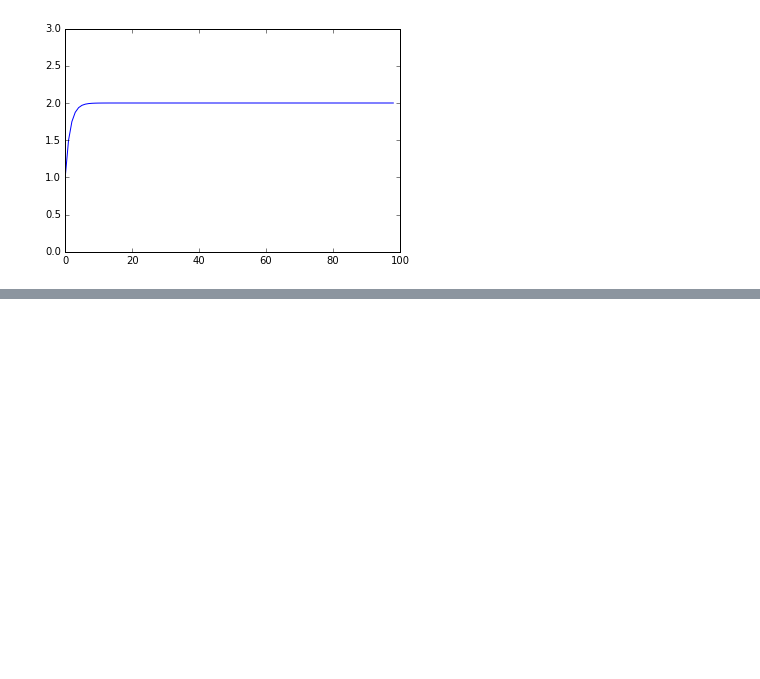
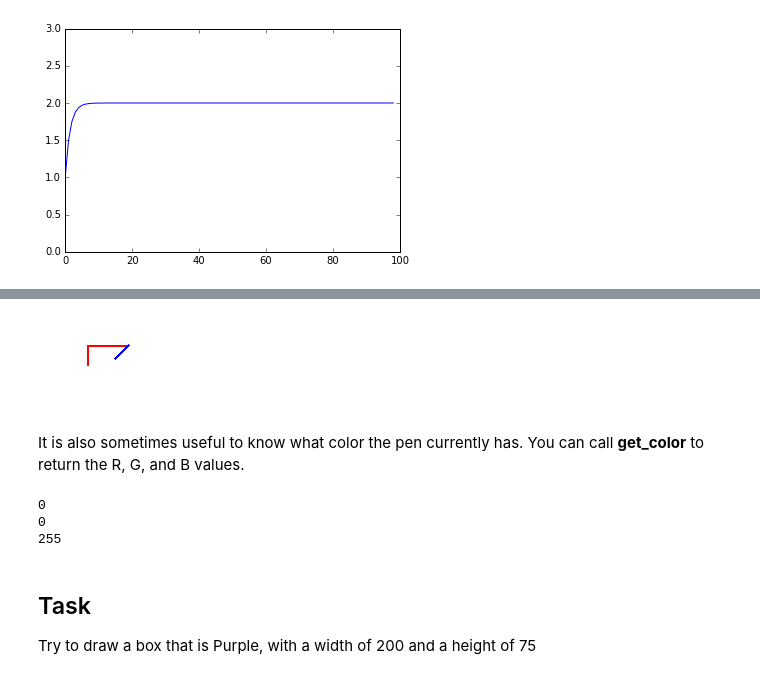
Before and after one commit to jamesdsmith/eecs-day-cs, a Jupyter notebook: EECS Day CS Lab.ipynb, the cells around one changed output, grey strips where cells are left out. Cells and saved outputs as stored; diff of their text form; code cells hidden in the pictures; blank space fills up the shorter version.

```diff
--- a/EECS Day CS Lab.ipynb
+++ b/EECS Day CS Lab.ipynb
@@ -294,0 +330,22 @@ Insert drawing stuff here
+# %%
+turn_right(135)
+set_color(0, 0, 255)
+forward(20)
+show()
+# %% [output]
+[figure, added]
+# %% [markdown]
+It is also sometimes useful to know what color the pen currently has. You can call **get_color** to return the R, G, and B values.
+# %%
+r, g, b = get_color()
+print(r)
+print(g)
+print(b)
+# %% [output]
+0
+0
+255
+# %% [markdown]
+## Task
+
+Try to draw a box that is Purple, with a width of 200 and a height of 75
```
Also changed, not shown: parts of 22 cells of this notebook.
